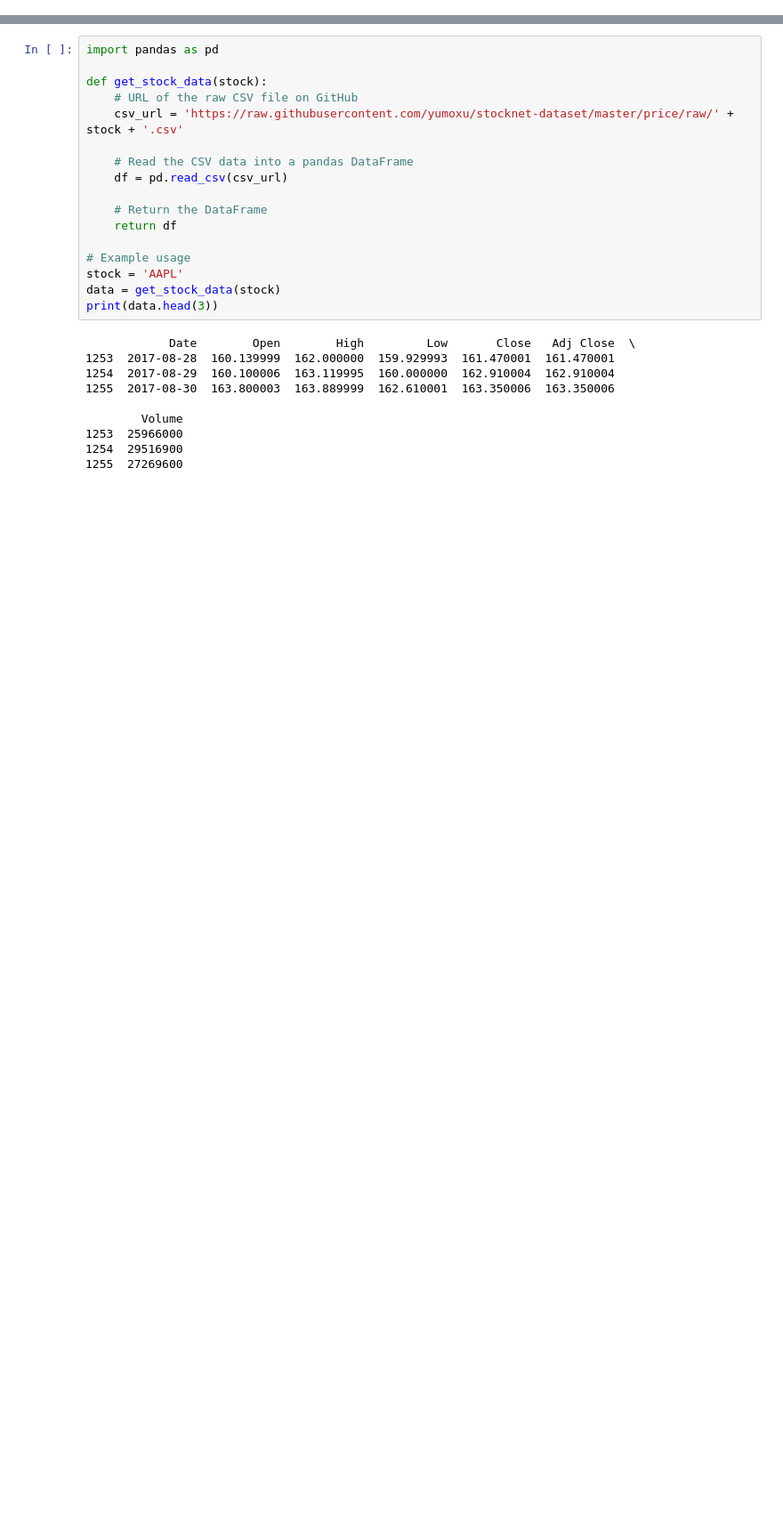
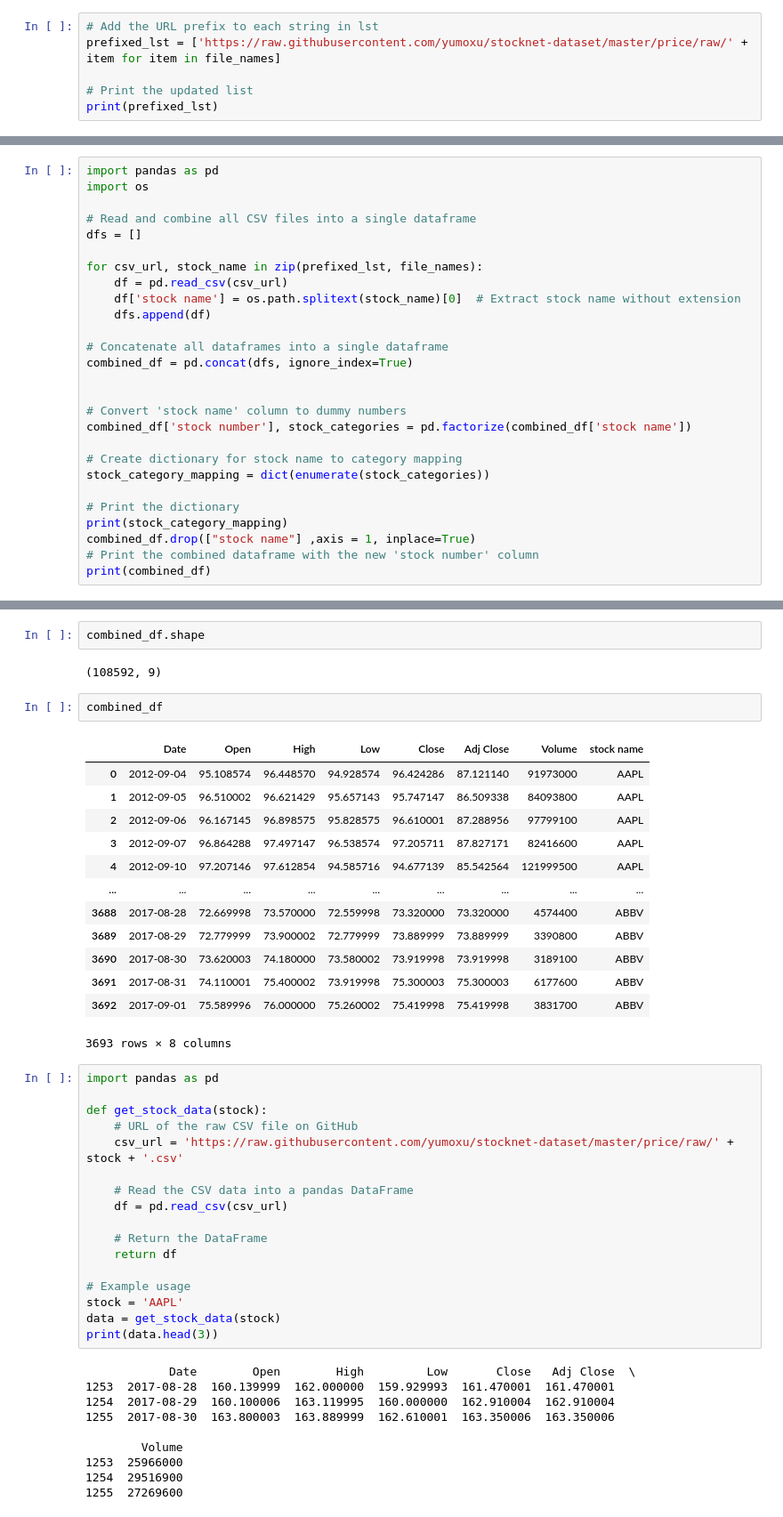
Before and after one commit to Shaif95/AICamp_DS, a Jupyter notebook: Shaif_Project.ipynb, the cells around one changed output, grey strips where cells are left out. Shown: that part at 89% size. Drawn from its saved outputs; the diff is of its cells as text; blank space fills up the shorter version.

```diff
--- a/Shaif_Project.ipynb
+++ b/Shaif_Project.ipynb
@@ -2,0 +34,6 @@
+# %%
+# Add the URL prefix to each string in lst
+prefixed_lst = ['https://raw.githubusercontent.com/yumoxu/stocknet-dataset/master/price/raw/' + item for item in file_names]
+
+# Print the updated list
+print(prefixed_lst)
@@ -2,0 +42,27 @@
+# %%
+import pandas as pd
+import os
+
+# Read and combine all CSV files into a single dataframe
+dfs = []
+
+for csv_url, stock_name in zip(prefixed_lst, file_names):
+    df = pd.read_csv(csv_url)
+    df['stock name'] = os.path.splitext(stock_name)[0]  # Extract stock name without extension
+    dfs.append(df)
+
+# Concatenate all dataframes into a single dataframe
+combined_df = pd.concat(dfs, ignore_index=True)
+
+
+# Convert 'stock name' column to dummy numbers
+combined_df['stock number'], stock_categories = pd.factorize(combined_df['stock name'])
+
+# Create dictionary for stock name to category mapping
+stock_category_mapping = dict(enumerate(stock_categories))
+
+# Print the dictionary
+print(stock_category_mapping)
+combined_df.drop(["stock name"] ,axis = 1, inplace=True)
+# Print the combined dataframe with the new 'stock number' column
+print(combined_df)
@@ -3,3 +87,23 @@
+# %%
+combined_df.shape
+# %% [output]
+(108592, 9)
+# %%
+combined_df
+# %% [output]
+|  | Date | Open | High | Low | Close | Adj Close | Volume | stock name |
+| 0 | 2012-09-04 | 95.108574 | 96.448570 | 94.928574 | 96.424286 | 87.121140 | 91973000 | AAPL |
+| 1 | 2012-09-05 | 96.510002 | 96.621429 | 95.657143 | 95.747147 | 86.509338 | 84093800 | AAPL |
+| 2 | 2012-09-06 | 96.167145 | 96.898575 | 95.828575 | 96.610001 | 87.288956 | 97799100 | AAPL |
+| 3 | 2012-09-07 | 96.864288 | 97.497147 | 96.538574 | 97.205711 | 87.827171 | 82416600 | AAPL |
+| 4 | 2012-09-10 | 97.207146 | 97.612854 | 94.585716 | 94.677139 | 85.542564 | 121999500 | AAPL |
+| ... | ... | ... | ... | ... | ... | ... | ... | ... |
+| 3688 | 2017-08-28 | 72.669998 | 73.570000 | 72.559998 | 73.320000 | 73.320000 | 4574400 | ABBV |
+| 3689 | 2017-08-29 | 72.779999 | 73.900002 | 72.779999 | 73.889999 | 73.889999 | 3390800 | ABBV |
+| 3690 | 2017-08-30 | 73.620003 | 74.180000 | 73.580002 | 73.919998 | 73.919998 | 3189100 | ABBV |
+| 3691 | 2017-08-31 | 74.110001 | 75.400002 | 73.919998 | 75.300003 | 75.300003 | 6177600 | ABBV |
+| 3692 | 2017-09-01 | 75.589996 | 76.000000 | 75.260002 | 75.419998 | 75.419998 | 3831700 | ABBV |
+3693 rows × 8 columns
 # %%
 import pandas as pd
 
```
Also changed, not shown: parts of 4 cells of this notebook.
